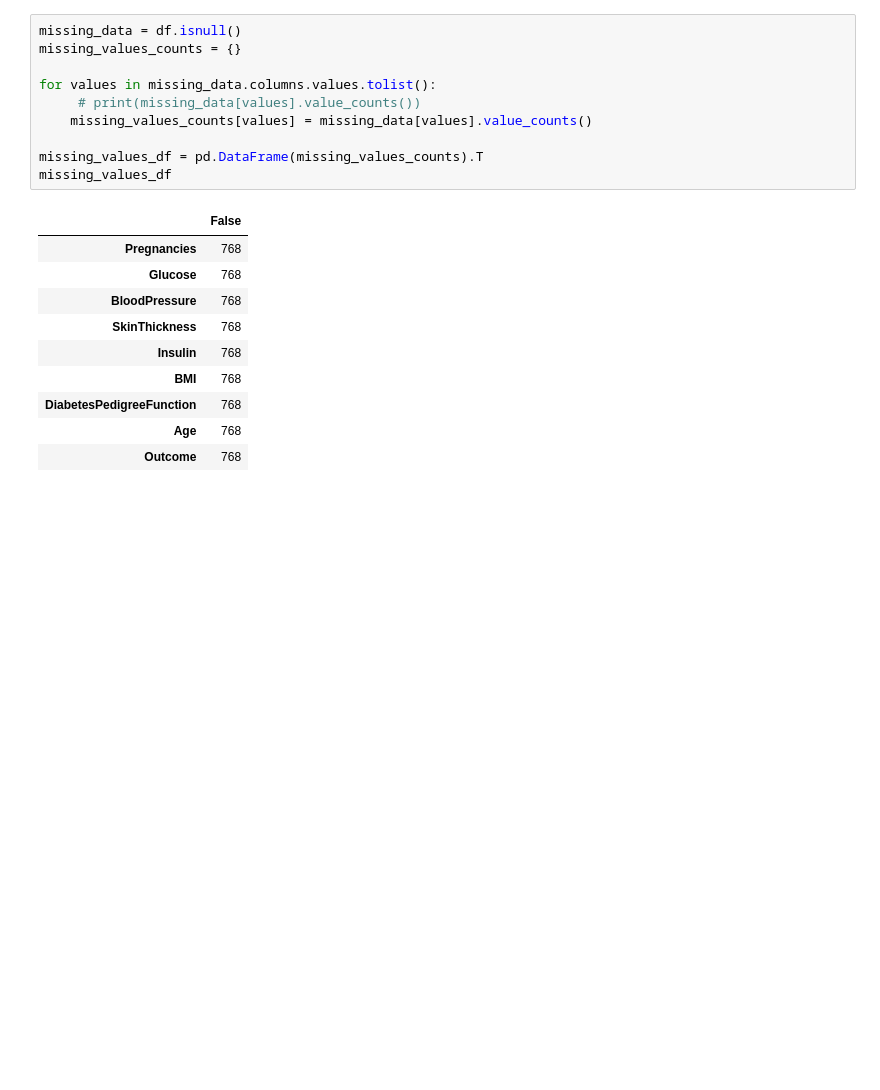
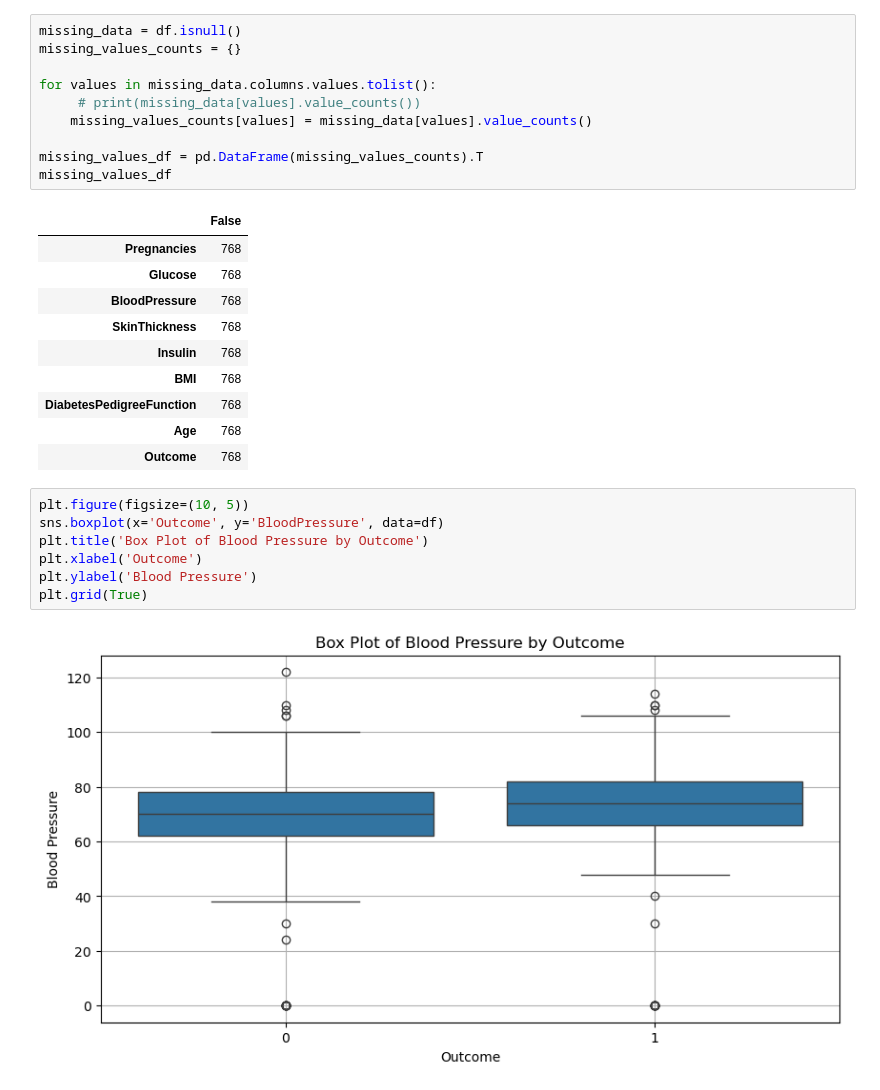
Before and after one commit to zahra-ahmadbeigloo/Data-analysis-projects, a Jupyter notebook: NIDDK-Data-Analysis/NIDDK-Data-Analysis.ipynb, the cells around one changed output. Cells and saved outputs as stored; diff of their text form; blank space fills up the shorter version.

```diff
--- a/NIDDK-Data-Analysis/NIDDK-Data-Analysis.ipynb
+++ b/NIDDK-Data-Analysis/NIDDK-Data-Analysis.ipynb
@@ -71,3 +90,12 @@ missing_values_df
 | DiabetesPedigreeFunction | 768 |
 | Age | 768 |
 | Outcome | 768 |
+# %%
+plt.figure(figsize=(10, 5))
+sns.boxplot(x='Outcome', y='BloodPressure', data=df)
+plt.title('Box Plot of Blood Pressure by Outcome')
+plt.xlabel('Outcome')
+plt.ylabel('Blood Pressure')
+plt.grid(True)
+# %% [output]
+[figure, added]
```
Also changed, not shown: parts of 13 cells of this notebook.
